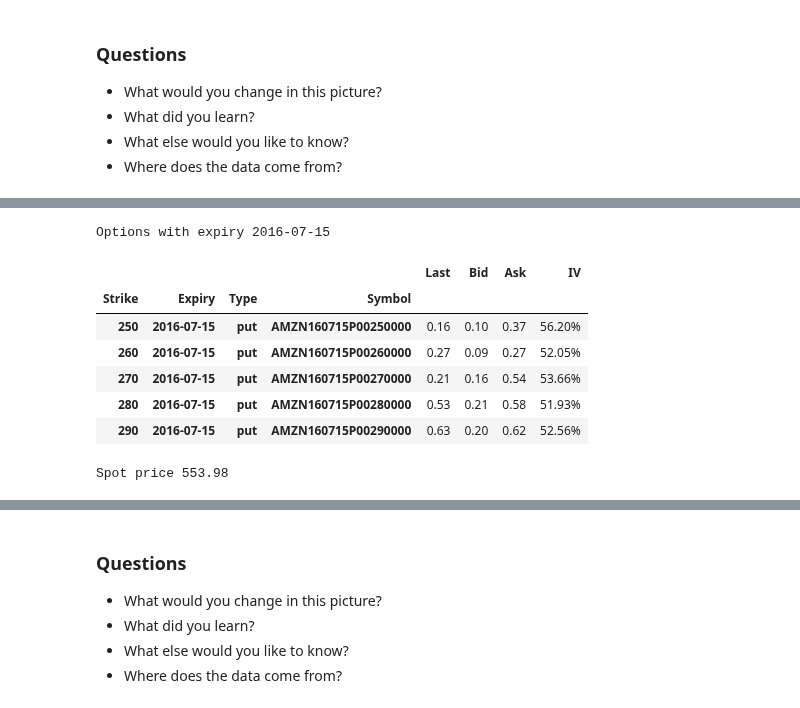
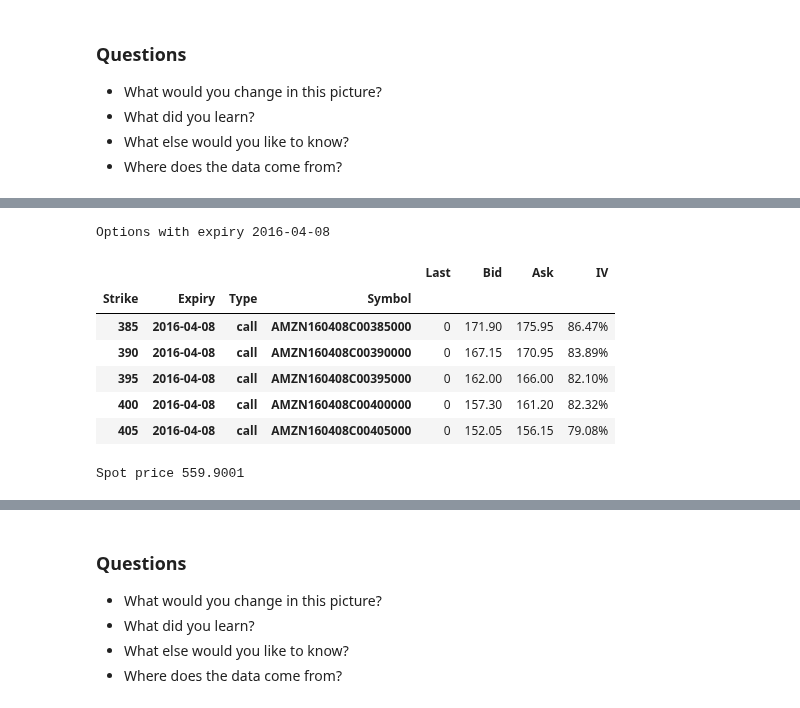
Before and after one commit to DaveBackus/Data_Bootcamp, a Jupyter notebook: Code/IPython/bootcamp_examples.ipynb, the cells around one changed output, grey strips where cells are left out. Drawn from its saved outputs; the diff is of its cells as text; code cells hidden in the pictures.

```diff
--- a/Code/IPython/bootcamp_examples.ipynb
+++ b/Code/IPython/bootcamp_examples.ipynb
@@ -281,30 +315,21 @@ We give an illustration using options on Amazon stock.
 # %%
-import pandas_datareader.yahoo.options as yho
-
-"""
-supply ticker, get option prices
-"""
-ticker = 'amzn'
-otk = yho.Options(ticker)
-exp = otk.expiry_dates     # get expiration dates
-
 # get option prices
 cols = [0, 1, 2, 7]
-opexp = 7
+opexp = 2
 print('Options with expiry', exp[opexp])
 calls = otk.get_call_data(expiry=exp[opexp])[cols]
 puts  = otk.get_put_data(expiry=exp[opexp])[cols]
 
-puts.head()
+calls.head()
 # %% [output]
-Options with expiry 2016-07-15
+Options with expiry 2016-04-08
 |  |  |  |  | Last | Bid | Ask | IV |
 | Strike | Expiry | Type | Symbol |  |  |  |  |
-| 250 | 2016-07-15 | put | AMZN160715P00250000 | 0.16 | 0.10 | 0.37 | 56.20% |
-| 260 | 2016-07-15 | put | AMZN160715P00260000 | 0.27 | 0.09 | 0.27 | 52.05% |
-| 270 | 2016-07-15 | put | AMZN160715P00270000 | 0.21 | 0.16 | 0.54 | 53.66% |
-| 280 | 2016-07-15 | put | AMZN160715P00280000 | 0.53 | 0.21 | 0.58 | 51.93% |
-| 290 | 2016-07-15 | put | AMZN160715P00290000 | 0.63 | 0.20 | 0.62 | 52.56% |
+| 385 | 2016-04-08 | call | AMZN160408C00385000 | 0 | 171.90 | 175.95 | 86.47% |
+| 390 | 2016-04-08 | call | AMZN160408C00390000 | 0 | 167.15 | 170.95 | 83.89% |
+| 395 | 2016-04-08 | call | AMZN160408C00395000 | 0 | 162.00 | 166.00 | 82.10% |
+| 400 | 2016-04-08 | call | AMZN160408C00400000 | 0 | 157.30 | 161.20 | 82.32% |
+| 405 | 2016-04-08 | call | AMZN160408C00405000 | 0 | 152.05 | 156.15 | 79.08% |
 # %%
 # drop extra index levels
 calls = calls.reset_index(level=[1,2,3], drop=True)
@@ -321,7 +346,7 @@ puts  = puts[(puts.index >= (1-delta)*spot) & (puts.index <= (1+delta)*spot)]
 calls['Mid'] = (calls['Bid'] + calls['Ask'])/2
 puts['Mid']  = (puts['Bid'] + puts['Ask'])/2
 # %% [output]
-Spot price 553.98
+Spot price 559.9001
 # %%
 # plot put and call prices
 which = 'Mid'
```
Also changed, not shown: parts of 16 cells of this notebook, 11 other files.
